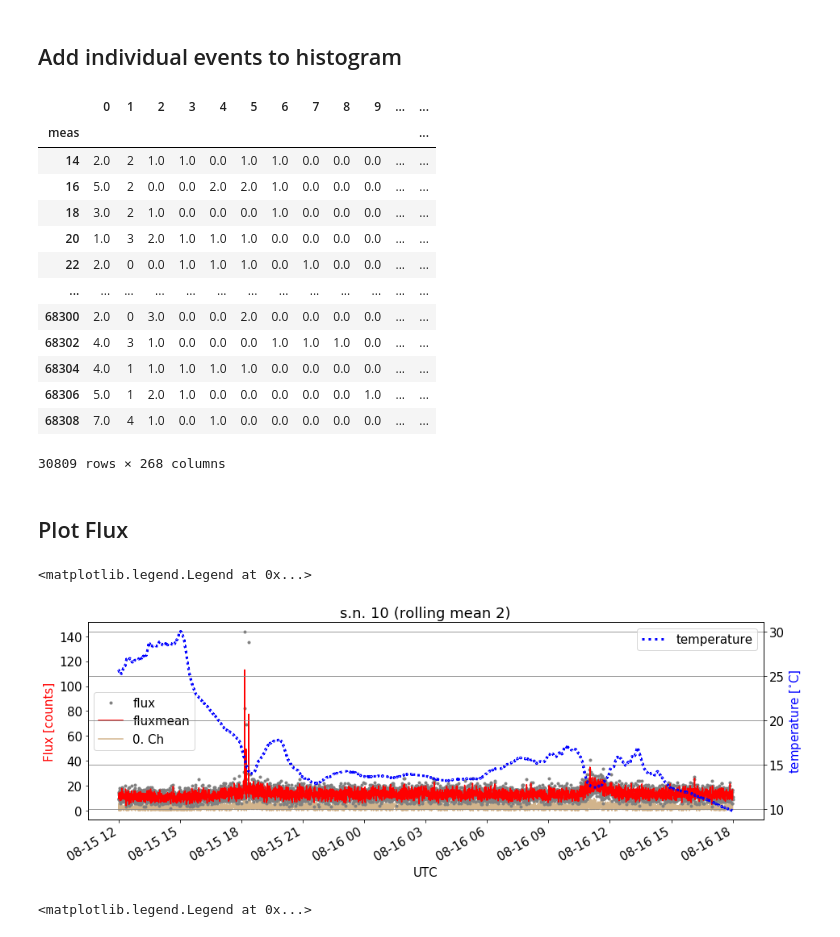
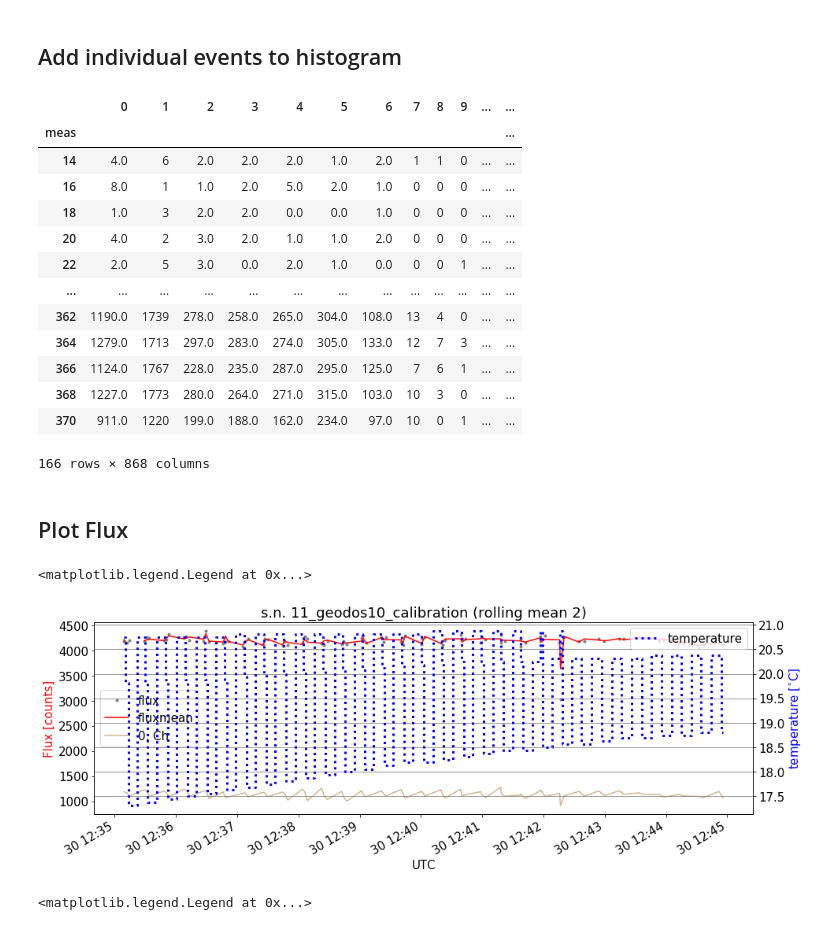
Before and after one commit to UniversalScientificTechnologies/GEODOS01, a Jupyter notebook: notebooks/GEODOS-specrum_pro_olenu.ipynb, the cells around one changed output. Saved outputs shown, nothing was run; the diff lists cells and outputs as text; code cells hidden in the pictures.

```diff
--- a/notebooks/GEODOS-specrum_pro_olenu.ipynb
+++ b/notebooks/GEODOS-specrum_pro_olenu.ipynb
@@ -20,11 +20,12 @@ Populating the interactive namespace from numpy and matplotlib
 dto = '/storage/stations/Polednik/geodos/2021/10/10'
 #dto = '/storage/stations/Polednik/geodos/2021/10/13'
 #dto = '/storage/stations/Polednik/geodos/2021/10/EC'
+dto = '/storage/experiments/2021/11_geodos10_calibration'
 
 fto = dto + '/DATALOG.TXT'
 
 l=[]
-l.extend(range(0,300))
+l.extend(range(0,900))
 df = pd.read_table(fto, sep=',', header=None, names=l, comment='*',engine='python' )
 
 df.drop(df[df[0]=='$GPTXT'].index, inplace=True)
@@ -157,18 +148,18 @@ histogram
 # %% [output]
 |  | 0 | 1 | 2 | 3 | 4 | 5 | 6 | 7 | 8 | 9 | ... | ... |
 | meas |  |  |  |  |  |  |  |  |  |  |  | ... |
-| 14 | 2.0 | 2 | 1.0 | 1.0 | 0.0 | 1.0 | 1.0 | 0.0 | 0.0 | 0.0 | ... | ... |
-| 16 | 5.0 | 2 | 0.0 | 0.0 | 2.0 | 2.0 | 1.0 | 0.0 | 0.0 | 0.0 | ... | ... |
-| 18 | 3.0 | 2 | 1.0 | 0.0 | 0.0 | 0.0 | 1.0 | 0.0 | 0.0 | 0.0 | ... | ... |
-| 20 | 1.0 | 3 | 2.0 | 1.0 | 1.0 | 1.0 | 0.0 | 0.0 | 0.0 | 0.0 | ... | ... |
-| 22 | 2.0 | 0 | 0.0 | 1.0 | 1.0 | 1.0 | 0.0 | 1.0 | 0.0 | 0.0 | ... | ... |
+| 14 | 4.0 | 6 | 2.0 | 2.0 | 2.0 | 1.0 | 2.0 | 1 | 1 | 0 | ... | ... |
+| 16 | 8.0 | 1 | 1.0 | 2.0 | 5.0 | 2.0 | 1.0 | 0 | 0 | 0 | ... | ... |
+| 18 | 1.0 | 3 | 2.0 | 2.0 | 0.0 | 0.0 | 1.0 | 0 | 0 | 0 | ... | ... |
+| 20 | 4.0 | 2 | 3.0 | 2.0 | 1.0 | 1.0 | 2.0 | 0 | 0 | 0 | ... | ... |
+| 22 | 2.0 | 5 | 3.0 | 0.0 | 2.0 | 1.0 | 0.0 | 0 | 0 | 1 | ... | ... |
 | ... | ... | ... | ... | ... | ... | ... | ... | ... | ... | ... | ... | ... |
-| 68300 | 2.0 | 0 | 3.0 | 0.0 | 0.0 | 2.0 | 0.0 | 0.0 | 0.0 | 0.0 | ... | ... |
-| 68302 | 4.0 | 3 | 1.0 | 0.0 | 0.0 | 0.0 | 1.0 | 1.0 | 1.0 | 0.0 | ... | ... |
-| 68304 | 4.0 | 1 | 1.0 | 1.0 | 1.0 | 1.0 | 0.0 | 0.0 | 0.0 | 0.0 | ... | ... |
-| 68306 | 5.0 | 1 | 2.0 | 1.0 | 0.0 | 0.0 | 0.0 | 0.0 | 0.0 | 1.0 | ... | ... |
-| 68308 | 7.0 | 4 | 1.0 | 0.0 | 1.0 | 0.0 | 0.0 | 0.0 | 0.0 | 0.0 | ... | ... |
+| 362 | 1190.0 | 1739 | 278.0 | 258.0 | 265.0 | 304.0 | 108.0 | 13 | 4 | 0 | ... | ... |
+| 364 | 1279.0 | 1713 | 297.0 | 283.0 | 274.0 | 305.0 | 133.0 | 12 | 7 | 3 | ... | ... |
+| 366 | 1124.0 | 1767 | 228.0 | 235.0 | 287.0 | 295.0 | 125.0 | 7 | 6 | 1 | ... | ... |
+| 368 | 1227.0 | 1773 | 280.0 | 264.0 | 271.0 | 315.0 | 103.0 | 10 | 3 | 0 | ... | ... |
+| 370 | 911.0 | 1220 | 199.0 | 188.0 | 162.0 | 234.0 | 97.0 | 10 | 0 | 1 | ... | ... |
-30809 rows × 268 columns
+166 rows × 868 columns
 # %% [markdown]
 ## Plot Flux
 # %%
@@ -185,36 +176,36 @@ xx = histogram.copy()
 xx.set_index('UTC', inplace = True, drop=False)
 #xx = xx.loc['2019-11-27 00:00:00':'2019-11-29 01:30:00']
 #xx = xx.loc['2021-08-15 17:45:00':'2021-08-15 18:40:00']
-xx = xx.loc['2021-08-15 12:00:00':'2021-08-16 18:00:00']
+xx = xx.loc['2021-11-30 12:35:00':'2021-11-30 12:45:00']
 
 #plt.yscale('log')
 xx['flux'] = (xx.iloc[:,range(NOISE_LEVEL,LAST_CHANNEL)].sum(axis=1))
 
 xx['fluxmean'] = xx['flux'].rolling(WINDOW).mean()
 
 xx['flux'].plot(c='gray', linestyle='', marker='.')
 xx['fluxmean'].plot(c='red')
 (xx.iloc[:,NOISE_LEVEL]).plot(c='tan',label= str(NOISE_LEVEL) + '. Ch' ,zorder=1)
 
 s = fto.split('/')
 plt.title("s.n. " + s[len(s)-2] + ' (rolling mean ' + str(WINDOW) + ')')
 #plt.ylim([0,1.5])
 plt.xlabel('UTC')
 plt.ylabel(r'Flux [counts]', color='red')
 plt.legend(loc=6)
 
 ax = plt.twinx()
 
 #plt.ylim([0,14000])
 xx['temperature'].plot(c='blue', label='temperature', linewidth='3', linestyle=':', drawstyle='steps-mid')
 plt.ylabel(r'temperature [$^{\circ}$C]', color='blue')
 
 plt.grid(b=True, which='major', color='grey', linestyle='-')
 plt.grid(b=True, which='minor', color='grey', linestyle='-')
 plt.legend()
 # %% [output]
 <matplotlib.legend.Legend at 0x...>
-[figure, old version]
+[figure, new version]
 # %%
 plt.figure(figsize=(15,5))
 plt.tight_layout()
```
Also changed, not shown: parts of 4 cells of this notebook, 1 other file.
